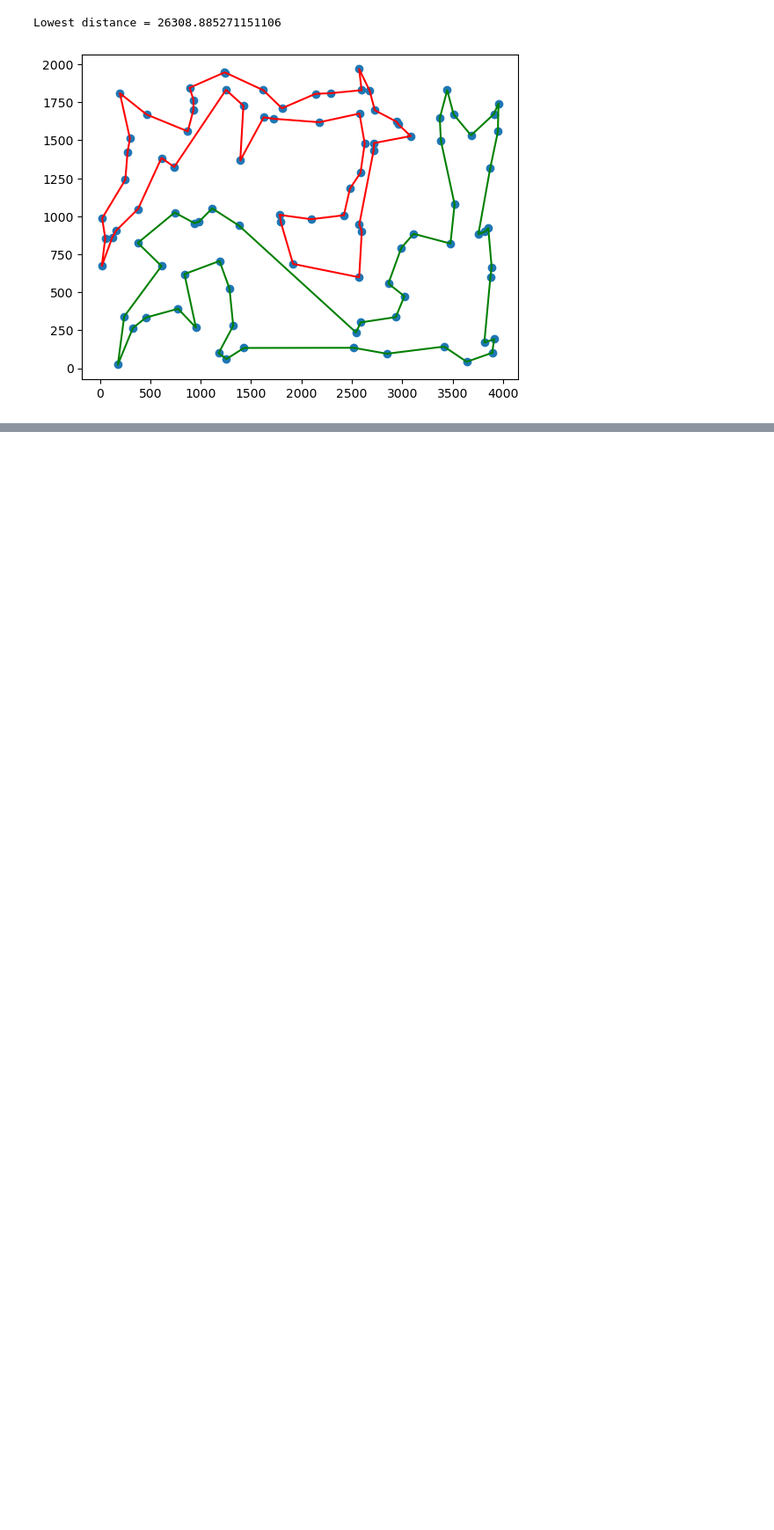
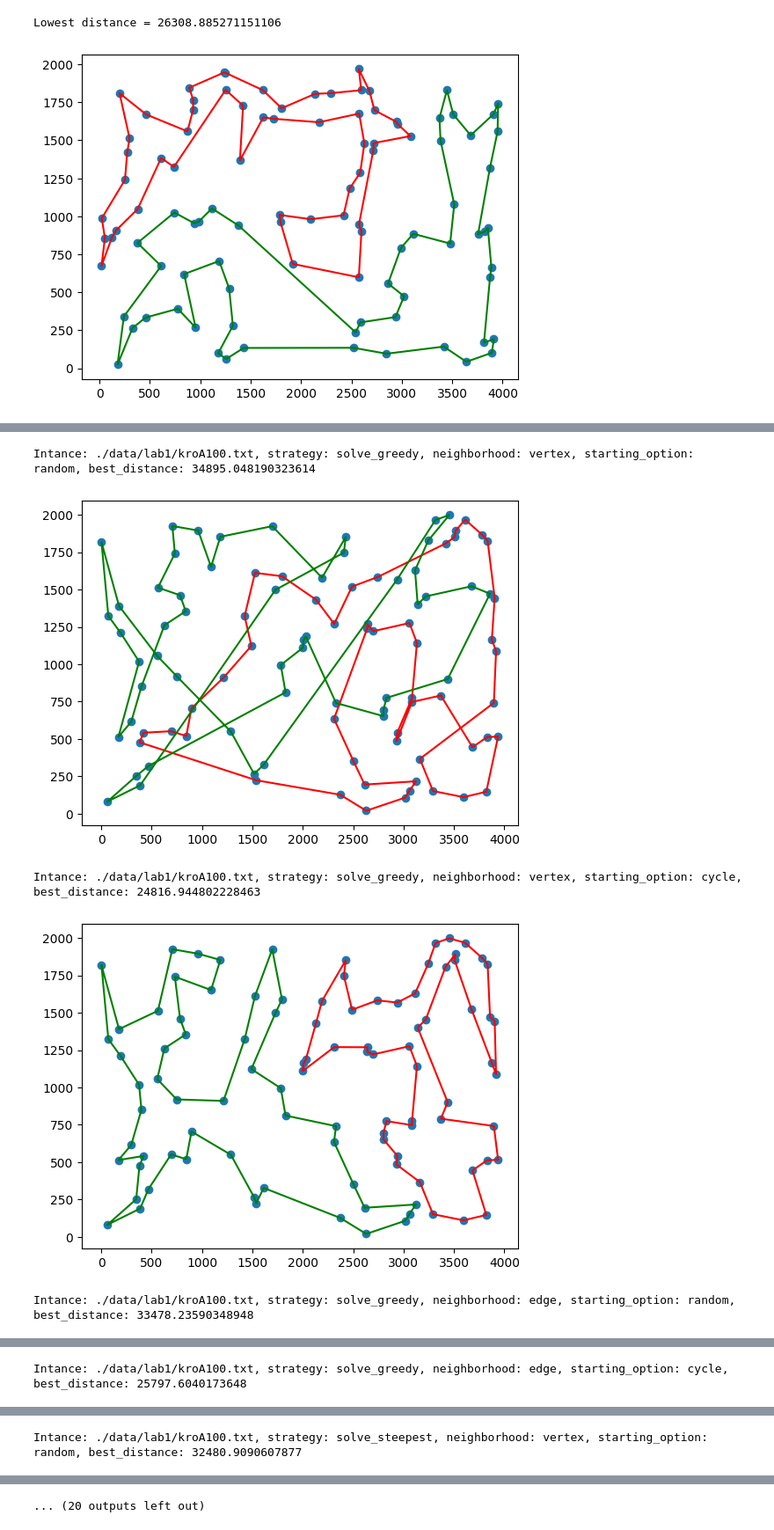
Before and after one commit to KWencierski/Imo, a Jupyter notebook: lab2.ipynb, the cells around one changed output, grey strips where cells are left out. Shown at 88% size. Cells and saved outputs as stored; diff of their text form; code cells hidden in the pictures; blank space fills up the shorter version.

```diff
--- a/lab2.ipynb
+++ b/lab2.ipynb
@@ -250,0 +415,8 @@ distance = 29730.033662154532
+# %%
+results, times = get_results()
+# %% [output]
+Intance: ./data/lab1/kroA100.txt, strategy: solve_greedy, neighborhood: vertex, starting_option: random, best_distance: 34895.048190323614
+[figure, added]
+Intance: ./data/lab1/kroA100.txt, strategy: solve_greedy, neighborhood: vertex, starting_option: cycle, best_distance: 24816.944802228463
+[figure, added]
+Intance: ./data/lab1/kroA100.txt, strategy: solve_greedy, neighborhood: edge, starting_option: random, best_distance: 33478.23590348948
@@ -250,0 +424 @@ distance = 29730.033662154532
+Intance: ./data/lab1/kroA100.txt, strategy: solve_greedy, neighborhood: edge, starting_option: cycle, best_distance: 25797.6040173648
@@ -250,0 +426 @@ distance = 29730.033662154532
+Intance: ./data/lab1/kroA100.txt, strategy: solve_steepest, neighborhood: vertex, starting_option: random, best_distance: 32480.9090607877
@@ -250,0 +430 @@ distance = 29730.033662154532
+... (20 outputs left out)
```
Also changed, not shown: parts of 18 cells of this notebook.
